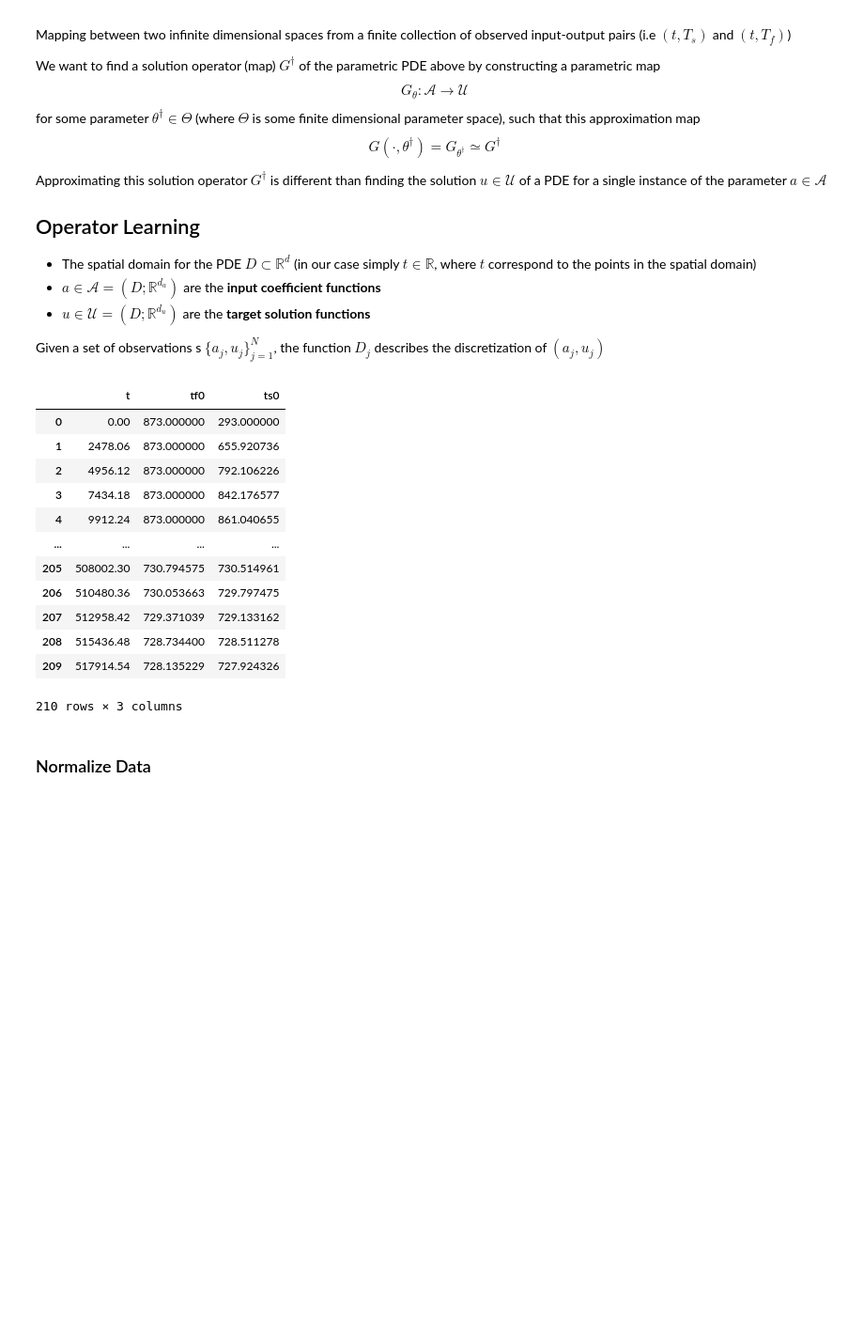
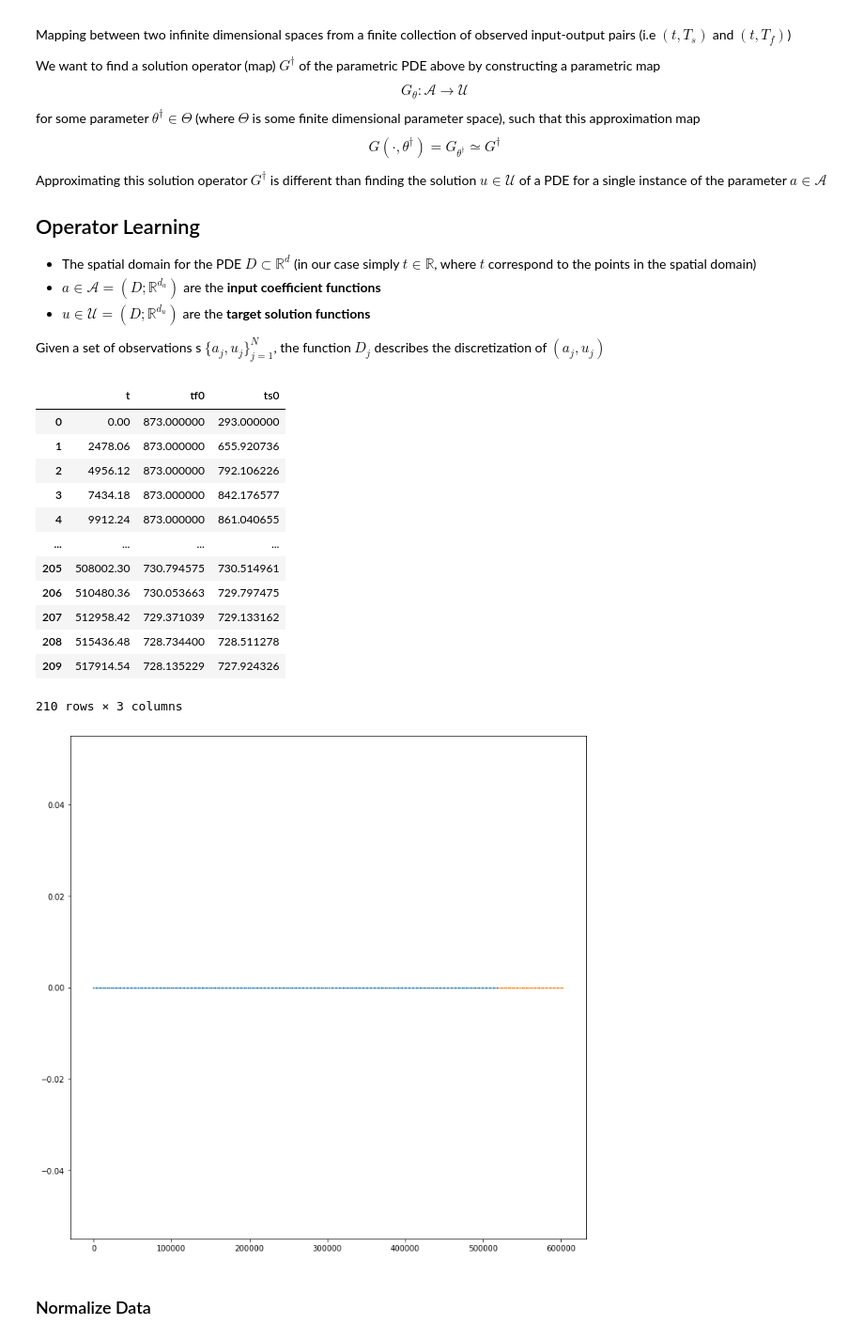
Before and after one commit to fabianjaeger1/DLSC, a Jupyter notebook: Project_A/Fabian_Jaeger_Task3_new.ipynb, the cells around one changed output. Shown at 94% size. Saved outputs shown, nothing was run; the diff lists cells and outputs as text; code cells hidden in the pictures; blank space fills up the shorter version.

```diff
--- a/Project_A/Fabian_Jaeger_Task3_new.ipynb
+++ b/Project_A/Fabian_Jaeger_Task3_new.ipynb
@@ -42,27 +42,35 @@ Given a set of observations s $\{a_j, u_j\}_{j =1}^N$, the function $D_j$ descri
 # %%
 train_data = pd.read_csv("Task3/TrainingData.txt")
 test_data = pd.read_csv("Task3/TestingData.txt")
 display(train_data)
+# display(test_data)
+
+fig, ax = plt.subplots(1,1, figsize = (12, 12))
+
+
+plt.scatter(train_data['t'],[0 for x in train_data['t']], s = 1)
+plt.scatter(test_data['t'], [0 for x in test_data['t']], s = 1)
 
 t_train_import = torch.from_numpy(train_data['t'].to_numpy()).type(torch.float32)
 t_pred = torch.from_numpy(test_data['t'].to_numpy()).type(torch.float32)
 
 Tf0 = torch.from_numpy(train_data['tf0'].to_numpy()).type(torch.float32)
 Ts0 = torch.from_numpy(train_data['ts0'].to_numpy()).type(torch.float32)
 # %% [output]
 |  | t | tf0 | ts0 |
 | 0 | 0.00 | 873.000000 | 293.000000 |
 | 1 | 2478.06 | 873.000000 | 655.920736 |
 | 2 | 4956.12 | 873.000000 | 792.106226 |
 | 3 | 7434.18 | 873.000000 | 842.176577 |
 | 4 | 9912.24 | 873.000000 | 861.040655 |
 | ... | ... | ... | ... |
 | 205 | 508002.30 | 730.794575 | 730.514961 |
 | 206 | 510480.36 | 730.053663 | 729.797475 |
 | 207 | 512958.42 | 729.371039 | 729.133162 |
 | 208 | 515436.48 | 728.734400 | 728.511278 |
 | 209 | 517914.54 | 728.135229 | 727.924326 |
 210 rows × 3 columns
+[figure, added]
 # %% [markdown]
 ### Normalize Data
 # %%
```
Also changed, not shown: parts of 31 cells of this notebook, 2 other files.
